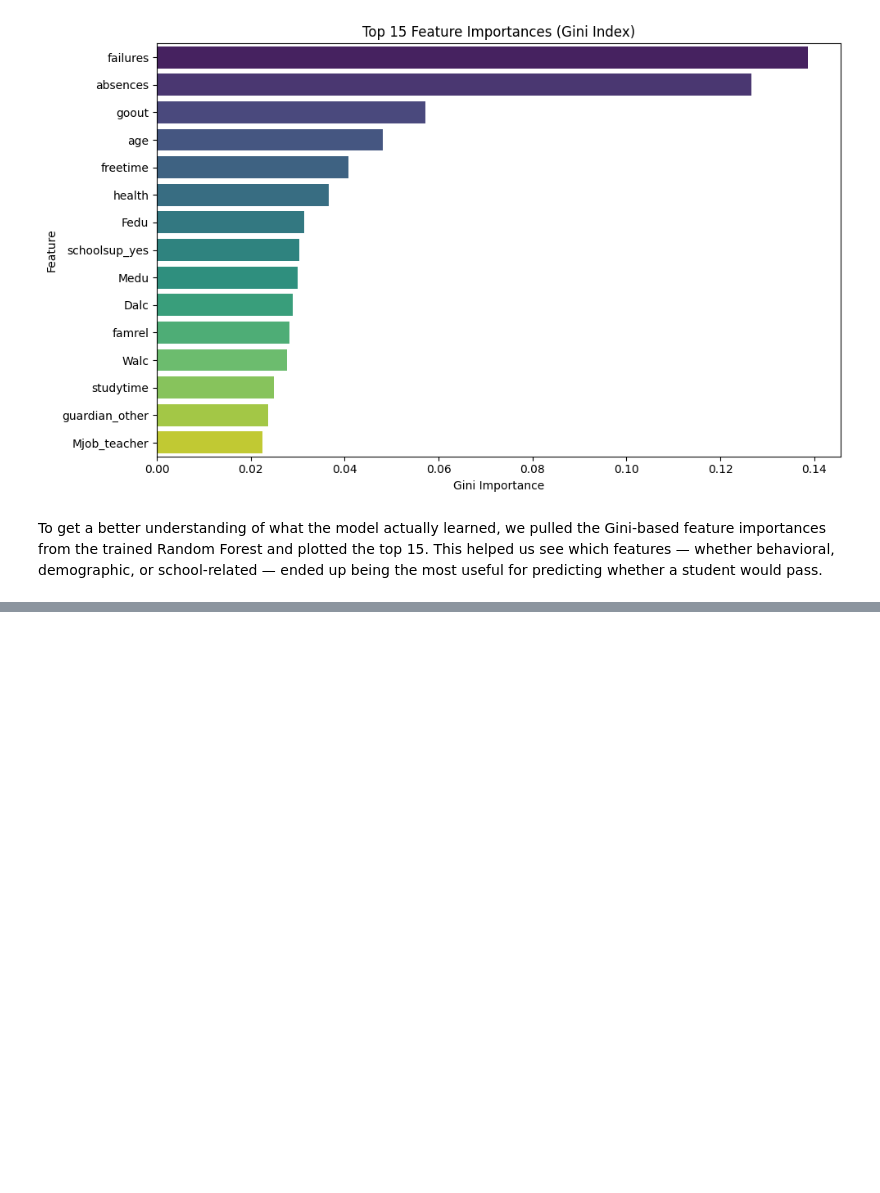
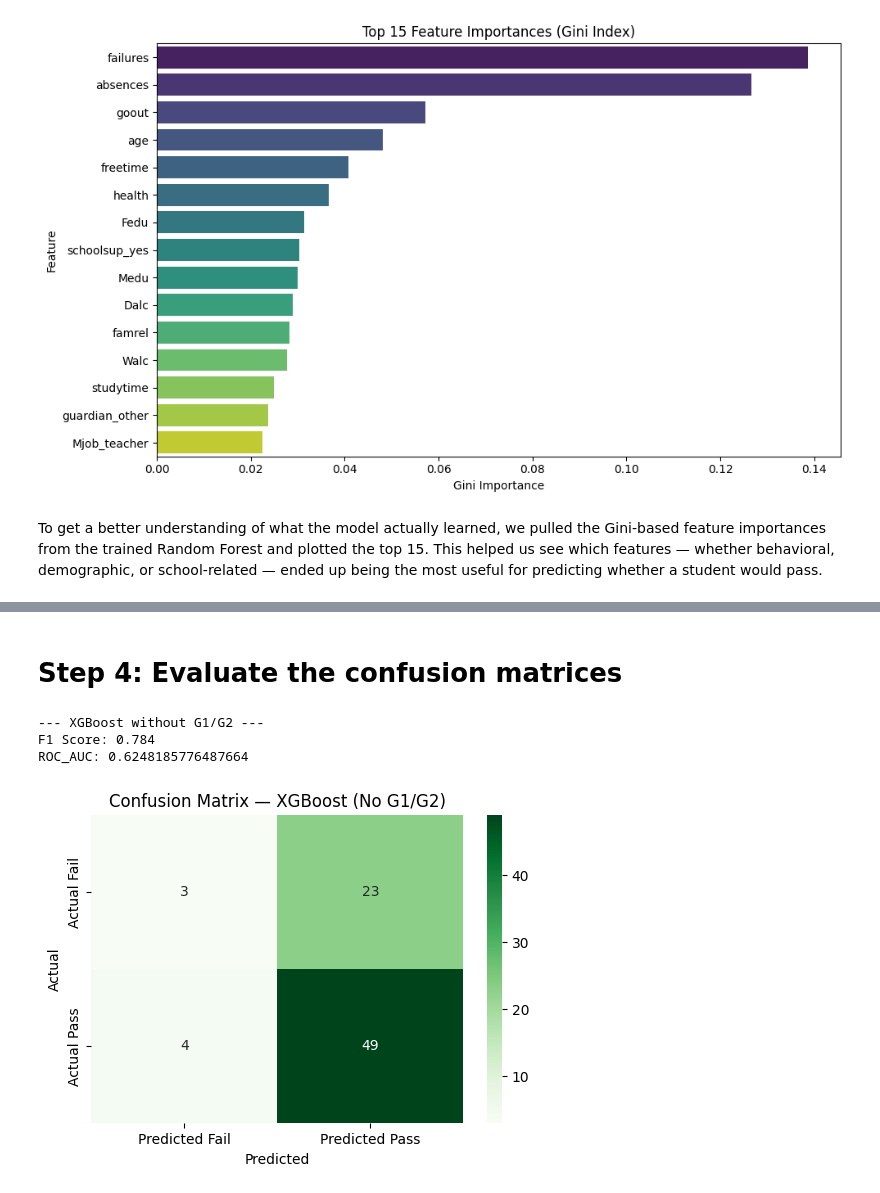
Before and after one commit to praneethaaa28/ML-325-project, a Jupyter notebook: ML-project.ipynb, the cells around one changed output, grey strips where cells are left out. Drawn from its saved outputs; the diff is of its cells as text; code cells hidden in the pictures; blank space fills up the shorter version.

```diff
--- a/ML-project.ipynb
+++ b/ML-project.ipynb
@@ -328,0 +339,3 @@ To get a better understanding of what the model actually learned, we pulled the
+# %%
+data = pd.read_csv("student/student-mat.csv", sep=";")
+data.columns = data.columns.str.strip()
@@ -328,0 +344,14 @@ To get a better understanding of what the model actually learned, we pulled the
+# %%
+data["pass"] = (data["G3"] >= 10).astype(int)
+# %%
+data_with_grades = data.drop(columns=["G3"])
+data_no_grades = data.drop(columns=["G1", "G2", "G3"])
+
+print("Features used for training with G1/G2:")
+print(data_with_grades.columns)
+print("Features used for training without G1/G2:")
+print(data_no_grades.columns)
+
+#data_no_leak = data.drop(columns=["G1", "G2", "G3"])
+#print("Features used for training:")
+#print(data_no_leak.columns)
@@ -328,0 +428,14 @@ To get a better understanding of what the model actually learned, we pulled the
+# %%
+f1_no, roc_no, cm_no, preds_no, y_test_no = run_xgb_pipeline(data_no_grades)
+
+print(f"F1 Score: {f1_no:.4f}")
+print(f"ROC-AUC: {roc_no:.4f}")
+print("\nClassification Report:")
+print(classification_report(y_test, preds))
+
+f1_yes, roc_yes, cm_yes, preds_yes, y_test_yes = run_xgb_pipeline(data_with_grades)
+
+print(f"F1 Score: {f1_yes:.4f}")
+print(f"ROC-AUC: {roc_yes:.4f}")
+print("\nClassification Report:")
+print(classification_report(y_test, preds))
@@ -328,0 +460,21 @@ To get a better understanding of what the model actually learned, we pulled the
+# %% [markdown]
+# Step 4: Evaluate the confusion matrices
+# %%
+print("--- XGBoost without G1/G2 ---")
+
+print(f"F1 Score: {f1_no}")
+print(f"ROC_AUC: {roc_no}")
+
+plt.figure(figsize=(6,4))
+sns.heatmap(cm_no, annot=True, fmt="d", cmap="Greens",
+    xticklabels=["Predicted Fail", "Predicted Pass"],
+    yticklabels=["Actual Fail", "Actual Pass"])
+plt.title("Confusion Matrix — XGBoost (No G1/G2)")
+plt.ylabel("Actual")
+plt.xlabel("Predicted")
+plt.show()
+# %% [output]
+--- XGBoost without G1/G2 ---
+F1 Score: 0.784
+ROC_AUC: 0.6248185776487664
+[figure, added]
```
Also changed, not shown: parts of 15 cells of this notebook.
